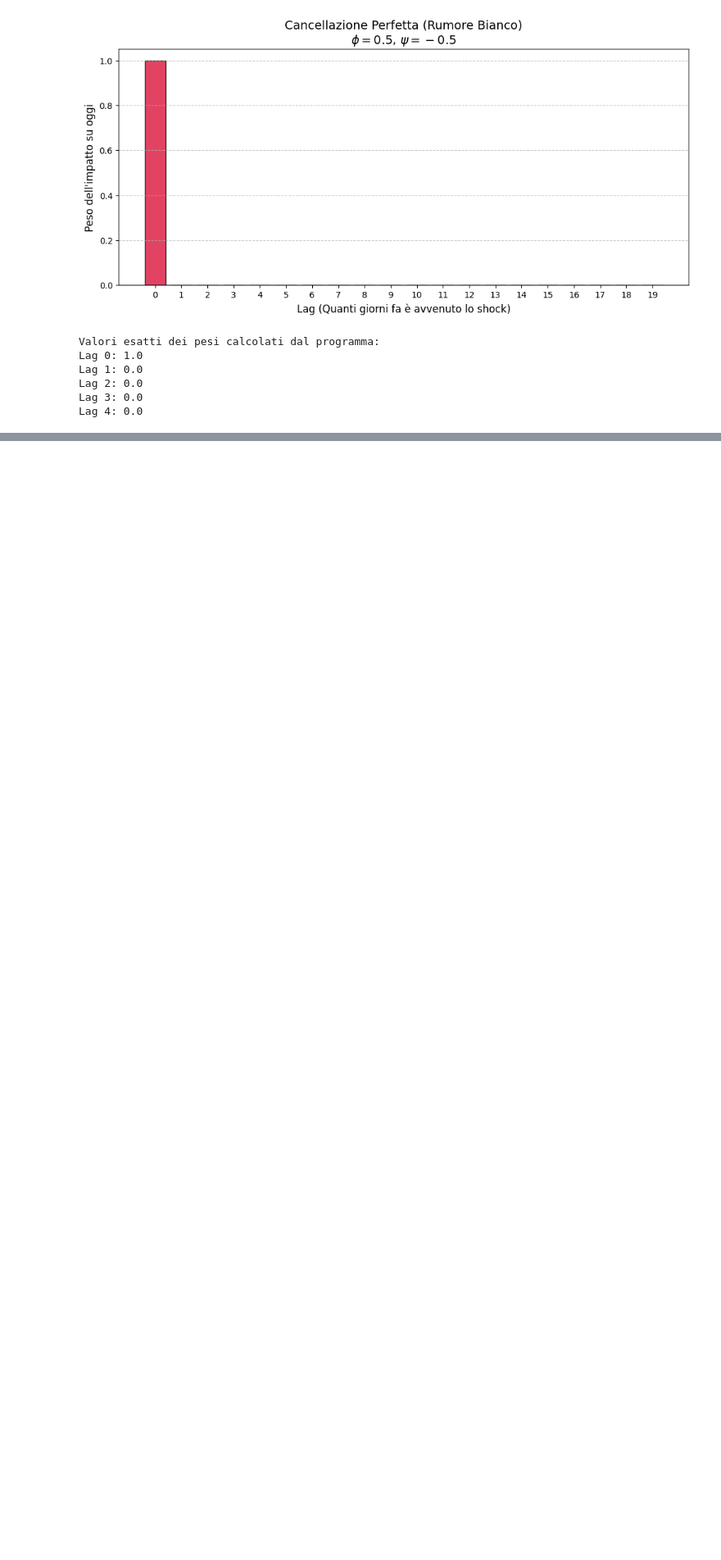
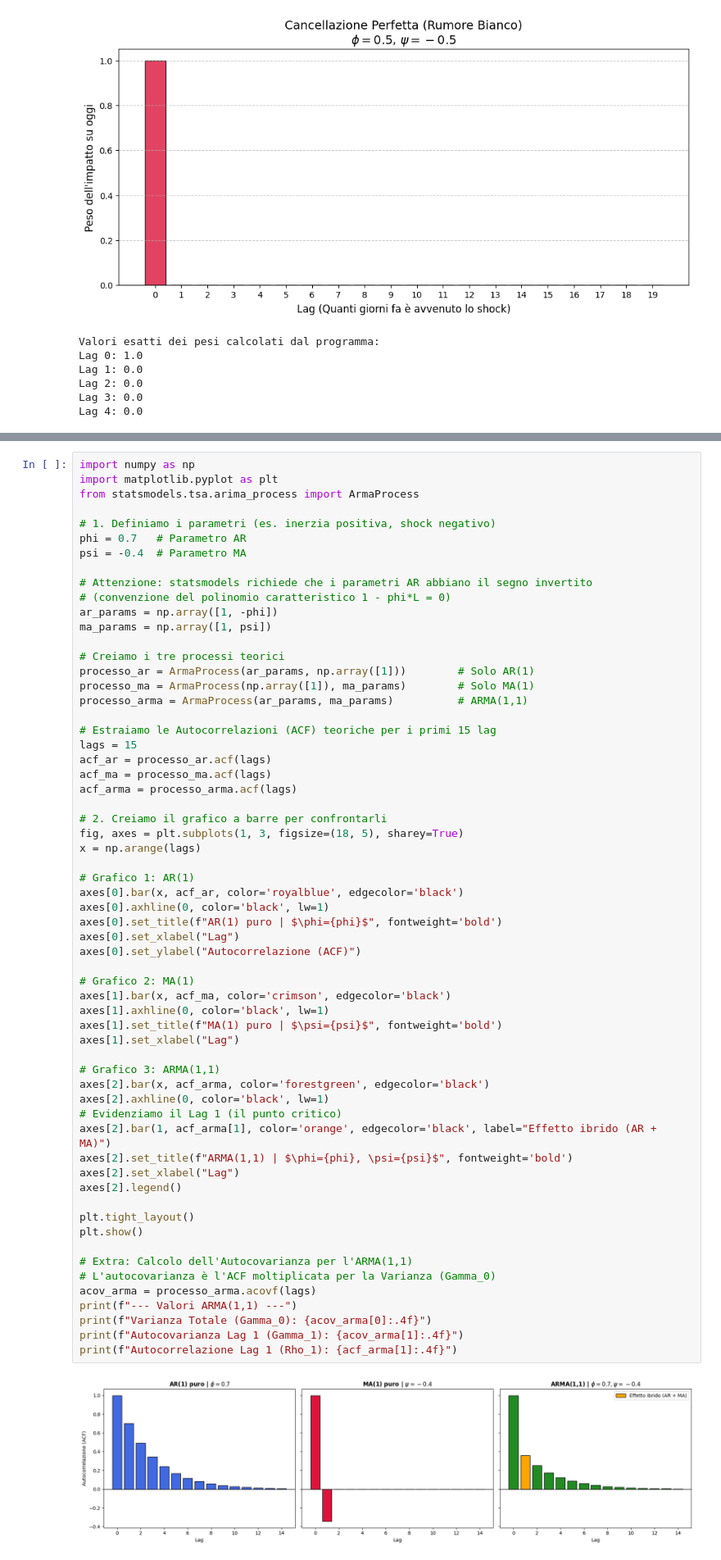
Before and after one commit to okjhonny/Time-Series-Th, a Jupyter notebook: Proof.ipynb, the cells around one changed output, grey strips where cells are left out. Shown at 82% size. Cells and saved outputs as stored; diff of their text form; blank space fills up the shorter version.

```diff
--- a/Proof.ipynb
+++ b/Proof.ipynb
@@ -249,0 +260,63 @@ Lag 4: 0.0
+# %%
+import numpy as np
+import matplotlib.pyplot as plt
+from statsmodels.tsa.arima_process import ArmaProcess
+
+# 1. Definiamo i parametri (es. inerzia positiva, shock negativo)
+phi = 0.7   # Parametro AR
+psi = -0.4  # Parametro MA
+
+# Attenzione: statsmodels richiede che i parametri AR abbiano il segno invertito
+# (convenzione del polinomio caratteristico 1 - phi*L = 0)
+ar_params = np.array([1, -phi])
+ma_params = np.array([1, psi])
+
+# Creiamo i tre processi teorici
+processo_ar = ArmaProcess(ar_params, np.array([1]))        # Solo AR(1)
+processo_ma = ArmaProcess(np.array([1]), ma_params)        # Solo MA(1)
+processo_arma = ArmaProcess(ar_params, ma_params)          # ARMA(1,1)
+
+# Estraiamo le Autocorrelazioni (ACF) teoriche per i primi 15 lag
+lags = 15
+acf_ar = processo_ar.acf(lags)
+acf_ma = processo_ma.acf(lags)
+acf_arma = processo_arma.acf(lags)
+
+# 2. Creiamo il grafico a barre per confrontarli
+fig, axes = plt.subplots(1, 3, figsize=(18, 5), sharey=True)
+x = np.arange(lags)
+
+# Grafico 1: AR(1)
+axes[0].bar(x, acf_ar, color='royalblue', edgecolor='black')
+axes[0].axhline(0, color='black', lw=1)
+axes[0].set_title(f"AR(1) puro | $\phi={phi}$", fontweight='bold')
+axes[0].set_xlabel("Lag")
+axes[0].set_ylabel("Autocorrelazione (ACF)")
+
+# Grafico 2: MA(1)
+axes[1].bar(x, acf_ma, color='crimson', edgecolor='black')
+axes[1].axhline(0, color='black', lw=1)
+axes[1].set_title(f"MA(1) puro | $\psi={psi}$", fontweight='bold')
+axes[1].set_xlabel("Lag")
+
+# Grafico 3: ARMA(1,1)
+axes[2].bar(x, acf_arma, color='forestgreen', edgecolor='black')
+axes[2].axhline(0, color='black', lw=1)
+# Evidenziamo il Lag 1 (il punto critico)
+axes[2].bar(1, acf_arma[1], color='orange', edgecolor='black', label="Effetto ibrido (AR + MA)")
+axes[2].set_title(f"ARMA(1,1) | $\phi={phi}, \psi={psi}$", fontweight='bold')
+axes[2].set_xlabel("Lag")
+axes[2].legend()
+
+plt.tight_layout()
+plt.show()
+
+# Extra: Calcolo dell'Autocovarianza per l'ARMA(1,1)
+# L'autocovarianza è l'ACF moltiplicata per la Varianza (Gamma_0)
+acov_arma = processo_arma.acovf(lags)
+print(f"--- Valori ARMA(1,1) ---")
+print(f"Varianza Totale (Gamma_0): {acov_arma[0]:.4f}")
+print(f"Autocovarianza Lag 1 (Gamma_1): {acov_arma[1]:.4f}")
+print(f"Autocorrelazione Lag 1 (Rho_1): {acf_arma[1]:.4f}")
+# %% [output]
+[figure, added]
```
Also changed, not shown: parts of 10 cells of this notebook.
